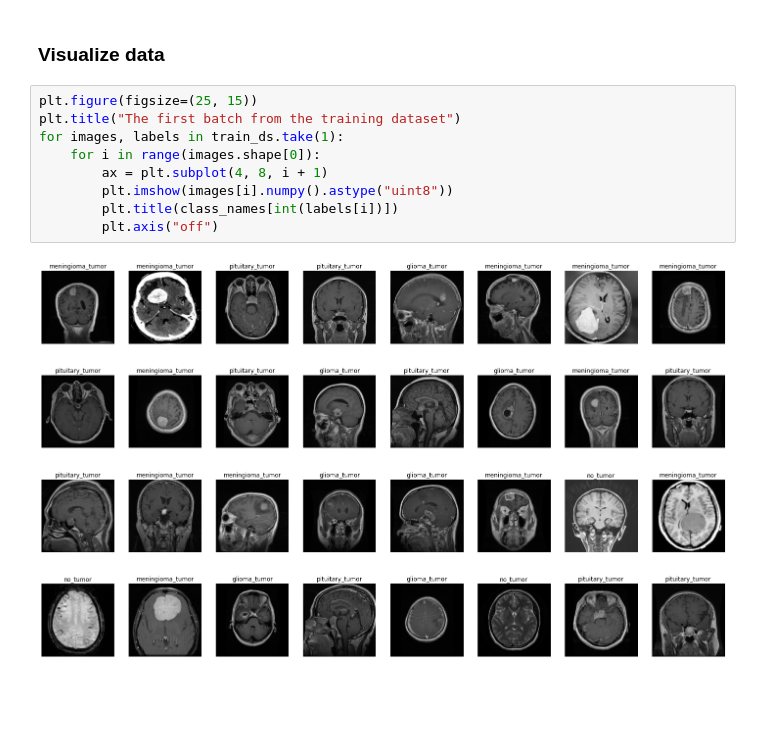
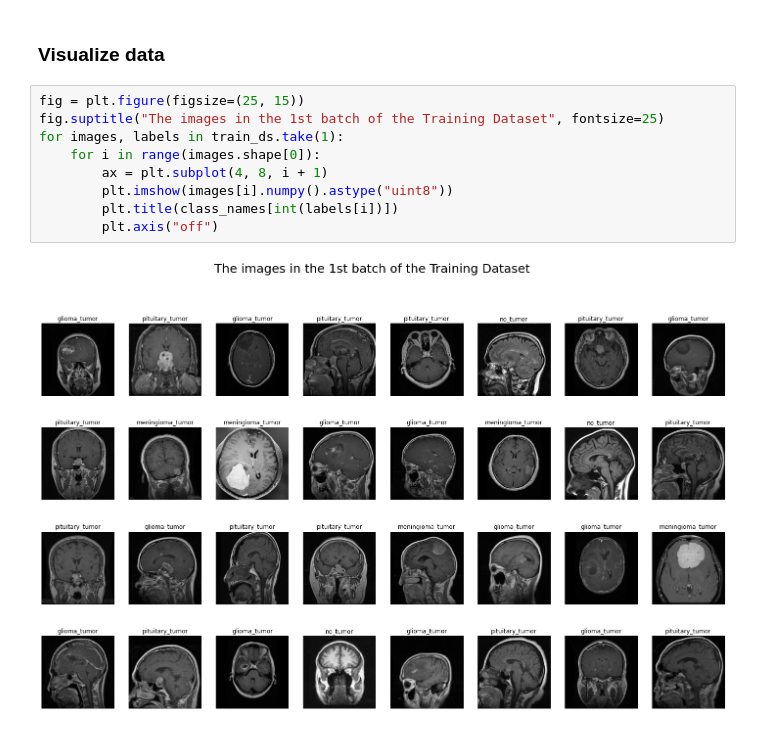
Before and after one commit to bori00/BrainTumorClassification, a Jupyter notebook: BrainTumorClassification.ipynb, the cells around one changed output. Cells and saved outputs as stored; diff of their text form; blank space fills up the shorter version.

Commit message:
add title to visualization

```diff
--- a/BrainTumorClassification.ipynb
+++ b/BrainTumorClassification.ipynb
@@ -97,13 +97,13 @@ Class Names:  ['glioma_tumor', 'meningioma_tumor', 'no_tumor', 'pituitary_tumor'
 # %% [markdown]
 ### Visualize data
 # %%
-plt.figure(figsize=(25, 15))
-plt.title("The first batch from the training dataset")
+fig = plt.figure(figsize=(25, 15))
+fig.suptitle("The images in the 1st batch of the Training Dataset", fontsize=25)
 for images, labels in train_ds.take(1):
     for i in range(images.shape[0]):
         ax = plt.subplot(4, 8, i + 1)
         plt.imshow(images[i].numpy().astype("uint8"))
         plt.title(class_names[int(labels[i])])
         plt.axis("off")
 # %% [output]
-[figure, old version]
+[figure, new version]
```
